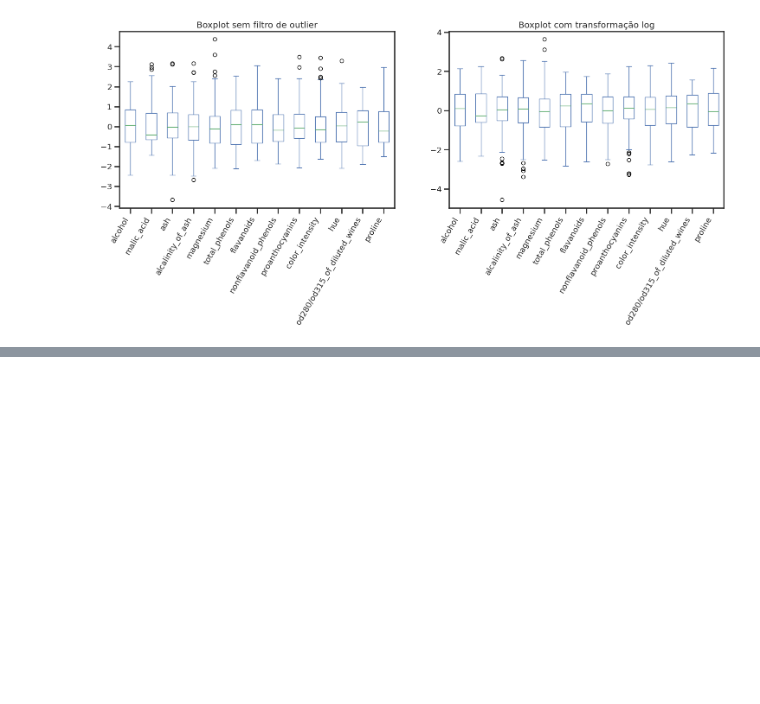
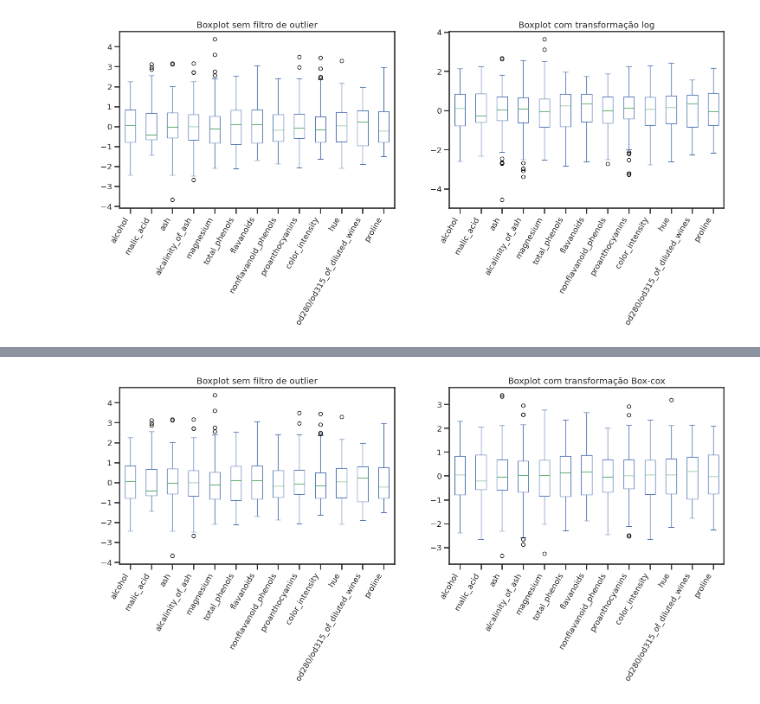
Before and after one commit to DataEtnos/estudos_python, a Jupyter notebook: Estudo_de_Outliers_no_data_set_de_vinhos.ipynb, the cells around one changed output, grey strips where cells are left out. Cells and saved outputs as stored; diff of their text form; code cells hidden in the pictures; blank space fills up the shorter version.

```diff
--- a/Estudo_de_Outliers_no_data_set_de_vinhos.ipynb
+++ b/Estudo_de_Outliers_no_data_set_de_vinhos.ipynb
@@ -316,0 +340,18 @@ plt.show()
+# %%
+#Comparação do dataframe sem filtros de outliers e com tranformação box-cox
+
+#aplicando o metodo box-cox
+df_boxbox = pd.DataFrame(power_transform(df, method='box-cox'), columns=df.columns)
+#chamando a figura
+fig,axes = plt.subplots(ncols=2, figsize=(18,6))
+
+#df sem filtro de outliers
+df.apply(scale).plot.box(ax=axes[0], title='Boxplot sem filtro de outlier')
+
+#df com filtro de outliers no metodo box-cox
+df_boxbox.plot.box(ax=axes[1], title='Boxplot com transformação Box-cox')
+
+fig.autofmt_xdate(rotation=60, ha='right')
+plt.show()
+# %% [output]
+[figure, added]
```
Also changed, not shown: parts of 2 cells of this notebook.
